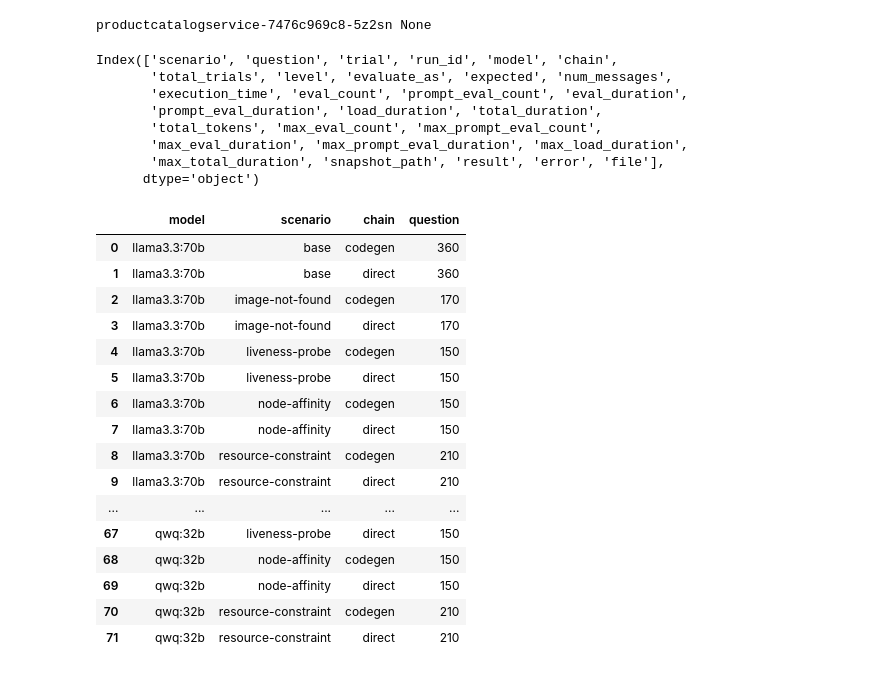
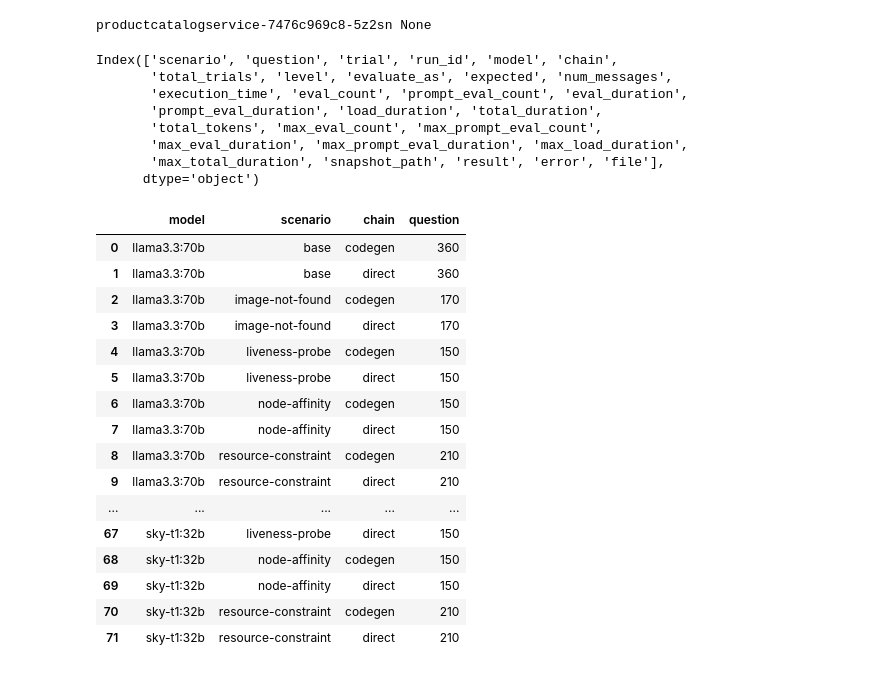
Before and after one commit to chenseanxy/llm-ran, a Jupyter notebook: notebooks/preprocess.ipynb, the cells around one changed output. Saved outputs shown, nothing was run; the diff lists cells and outputs as text; code cells hidden in the pictures.

```diff
--- a/notebooks/preprocess.ipynb
+++ b/notebooks/preprocess.ipynb
@@ -31,35 +31,41 @@ df = pd.concat(_dfs, ignore_index=True)
 display(df.columns)
 
 # Clean up paths
 df['snapshot_path'] = df['snapshot_path'].str.replace(re.compile(r".*llm-ran"), ".", regex=True)
 df['snapshot_path'] = df['snapshot_path'].str.replace('\\', "/")
 
+# Clean up model names
+df['model'] = df['model'].str.replace('medragondot/Sky-T1-32B-Preview', 'sky-t1:32b')
+
+# Cleanup durations into seconds
+df[[col for col in df.columns if col.endswith('_duration')]] /= 1e9
+
 # Find missing runs
 with pd.option_context('display.max_rows', None):
     display(df.groupby(['model', 'scenario', 'chain'])['question'].count().reset_index())
 # %% [output]
 Index(['scenario', 'question', 'trial', 'run_id', 'model', 'chain',
        'total_trials', 'level', 'evaluate_as', 'expected', 'num_messages',
        'execution_time', 'eval_count', 'prompt_eval_count', 'eval_duration',
        'prompt_eval_duration', 'load_duration', 'total_duration',
        'total_tokens', 'max_eval_count', 'max_prompt_eval_count',
        'max_eval_duration', 'max_prompt_eval_duration', 'max_load_duration',
        'max_total_duration', 'snapshot_path', 'result', 'error', 'file'],
       dtype='object')
 |  | model | scenario | chain | question |
 | 0 | llama3.3:70b | base | codegen | 360 |
 | 1 | llama3.3:70b | base | direct | 360 |
 | 2 | llama3.3:70b | image-not-found | codegen | 170 |
 | 3 | llama3.3:70b | image-not-found | direct | 170 |
 | 4 | llama3.3:70b | liveness-probe | codegen | 150 |
 | 5 | llama3.3:70b | liveness-probe | direct | 150 |
 | 6 | llama3.3:70b | node-affinity | codegen | 150 |
 | 7 | llama3.3:70b | node-affinity | direct | 150 |
 | 8 | llama3.3:70b | resource-constraint | codegen | 210 |
 | 9 | llama3.3:70b | resource-constraint | direct | 210 |
 | ... | ... | ... | ... | ... |
-| 67 | qwq:32b | liveness-probe | direct | 150 |
-| 68 | qwq:32b | node-affinity | codegen | 150 |
-| 69 | qwq:32b | node-affinity | direct | 150 |
-| 70 | qwq:32b | resource-constraint | codegen | 210 |
-| 71 | qwq:32b | resource-constraint | direct | 210 |
+| 67 | sky-t1:32b | liveness-probe | direct | 150 |
+| 68 | sky-t1:32b | node-affinity | codegen | 150 |
+| 69 | sky-t1:32b | node-affinity | direct | 150 |
+| 70 | sky-t1:32b | resource-constraint | codegen | 210 |
+| 71 | sky-t1:32b | resource-constraint | direct | 210 |
```
Also changed, not shown: parts of 4 cells of this notebook, 7 other files.
